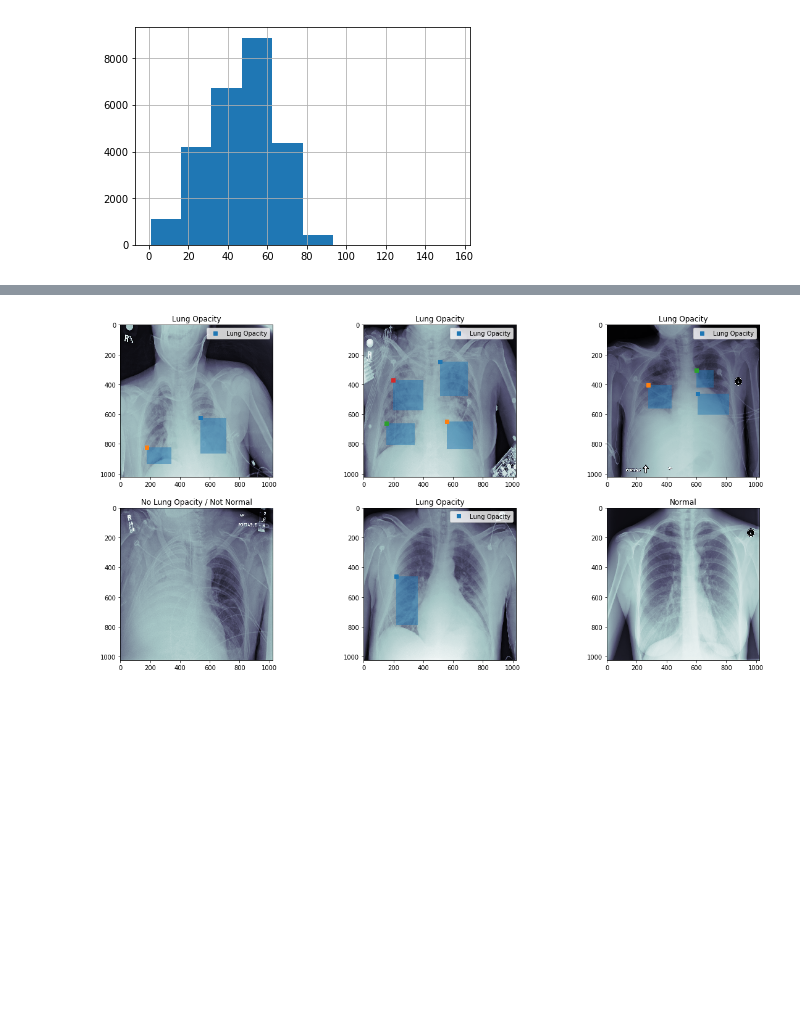
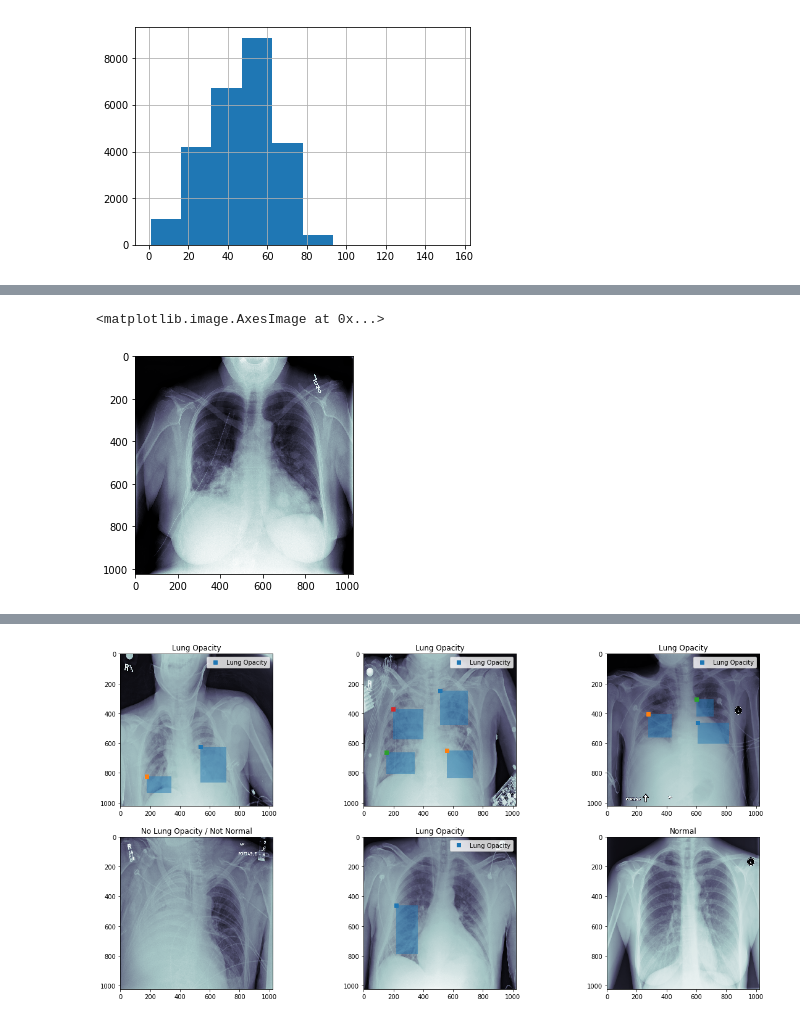
Before and after one commit to slawekslex/dl_experiments, a Jupyter notebook: pneumonia/DataExploration.ipynb, the cells around one changed output, grey strips where cells are left out. Saved outputs shown, nothing was run; the diff lists cells and outputs as text; code cells hidden in the pictures; blank space fills up the shorter version.

```diff
--- a/pneumonia/DataExploration.ipynb
+++ b/pneumonia/DataExploration.ipynb
@@ -89,7 +93,7 @@ assert img_pat_ids.union(box_pat_ids)==img_pat_ids, "Patient IDs should be the s
 # %% [output]
 25684 images found
 # %%
-DCM_TAG_LIST = ['PatientAge', 'BodyPartExamined', 'ViewPosition', 'PatientSex']
+DCM_TAG_LIST = ['PatientAge', 'BodyPartExamined', 'ViewPosition', 'PatientSex', 'Rows', 'Columns']
 def get_tags(in_path):
     c_dicom = pydicom.read_file(in_path, stop_before_pixels=True)
     tag_dict = {c_tag: getattr(c_dicom, c_tag, '')
@@ -133,0 +169,7 @@ image_bbox_df.sample(10)
+# %%
+path = image_bbox_df.iloc[0].path
+dicom = pydicom.read_file(path)
+plt.imshow(dicom.pixel_array, cmap='bone')
+# %% [output]
+<matplotlib.image.AxesImage at 0x...>
+[figure, added]
```
Also changed, not shown: parts of 6 cells of this notebook.
